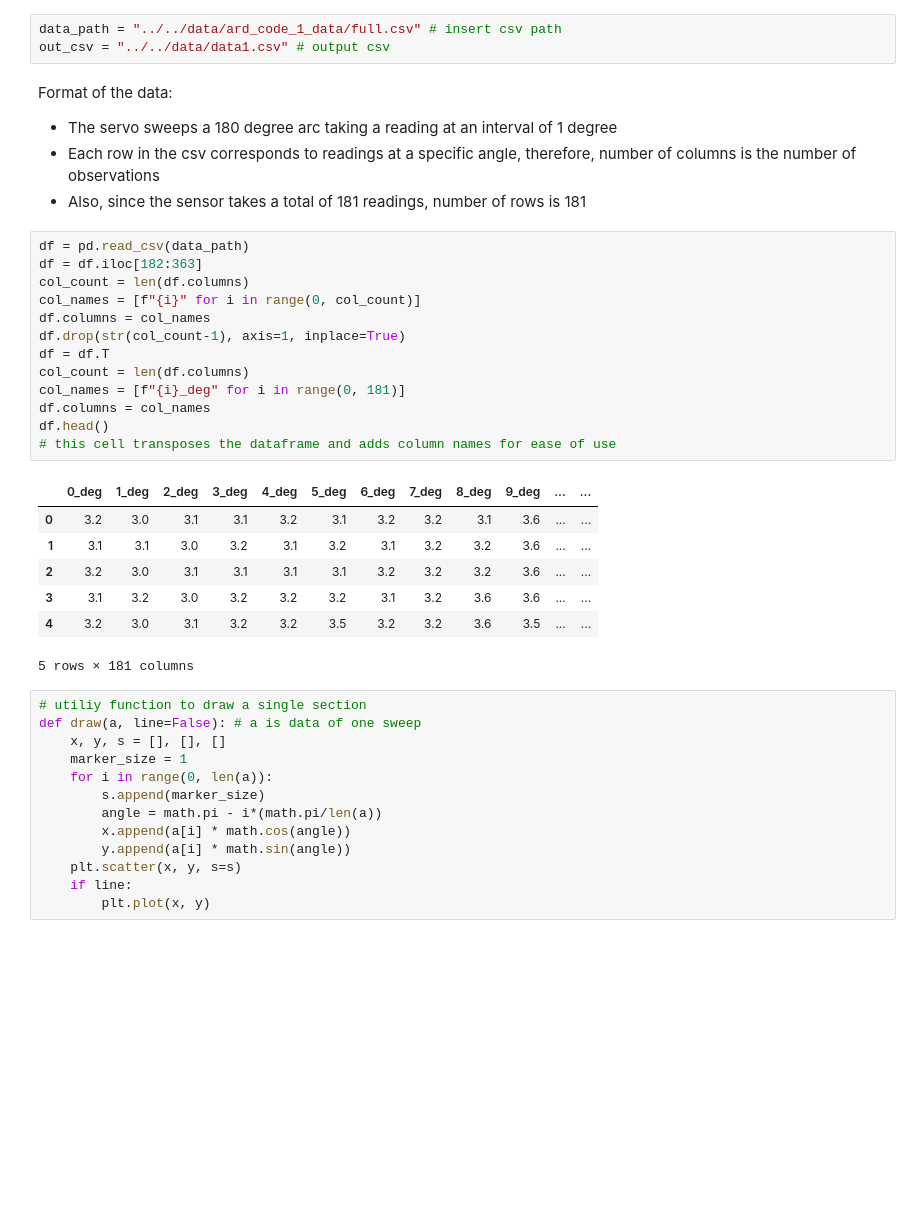
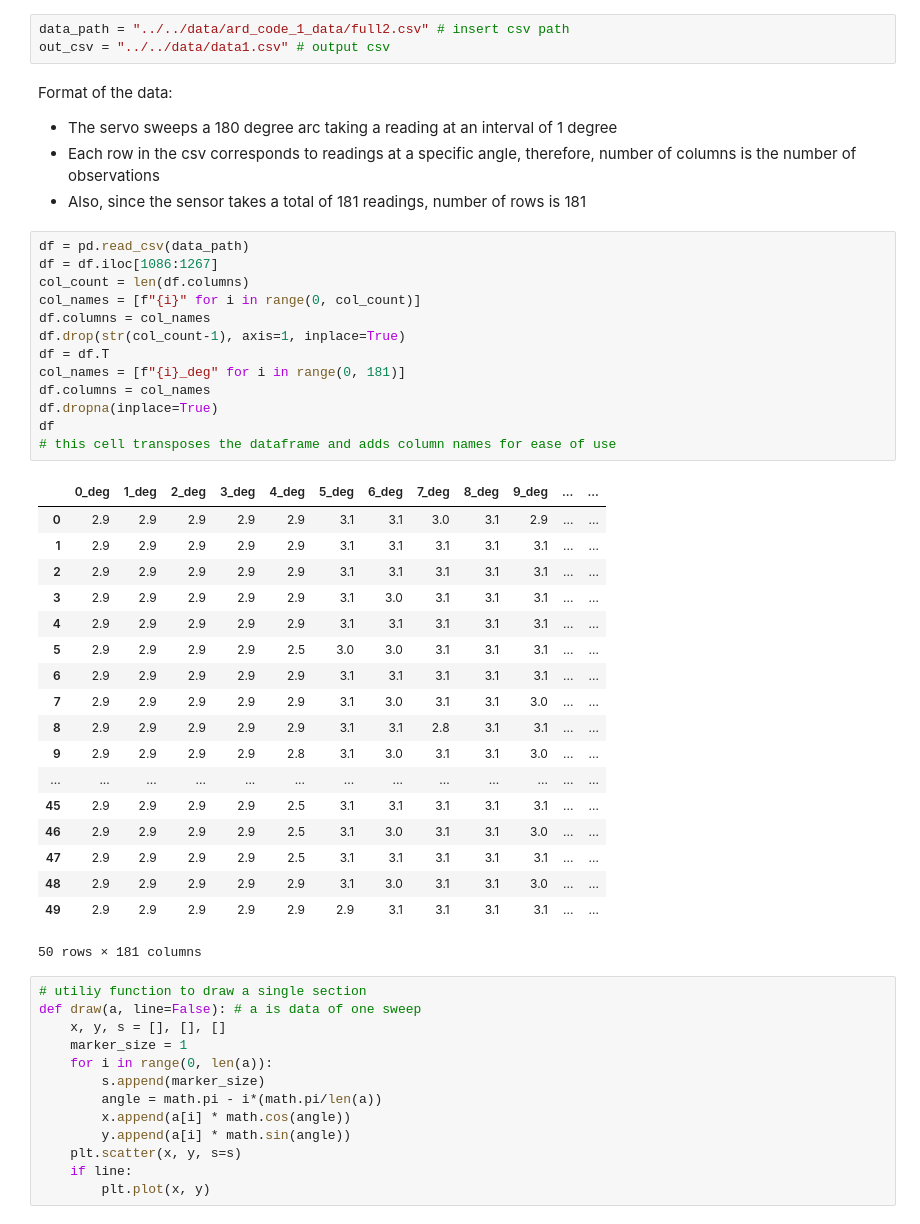
Before and after one commit to Ra20r/Project-Hollowgraph, a Jupyter notebook: src/data_proc/data_processing_1.ipynb, the cells around one changed output. Saved outputs shown, nothing was run; the diff lists cells and outputs as text; blank space fills up the shorter version.

```diff
--- a/src/data_proc/data_processing_1.ipynb
+++ b/src/data_proc/data_processing_1.ipynb
@@ -13,7 +13,7 @@ plt.style.use('dark_background')
 # %% [markdown]
 This notebook is meant to be used on data collected using ard_code_1
 # %%
-data_path = "../../data/ard_code_1_data/full.csv" # insert csv path
+data_path = "../../data/ard_code_1_data/full2.csv" # insert csv path
 out_csv = "../../data/data1.csv" # output csv
 # %% [markdown]
 Format of the data:
@@ -22,25 +22,36 @@ Format of the data:
 * Also, since the sensor takes a total of 181 readings, number of rows is 181
 # %%
 df = pd.read_csv(data_path)
-df = df.iloc[182:363]
+df = df.iloc[1086:1267]
 col_count = len(df.columns)
 col_names = [f"{i}" for i in range(0, col_count)]
 df.columns = col_names
 df.drop(str(col_count-1), axis=1, inplace=True)
 df = df.T
-col_count = len(df.columns)
 col_names = [f"{i}_deg" for i in range(0, 181)]
 df.columns = col_names
-df.head()
+df.dropna(inplace=True)
+df
 # this cell transposes the dataframe and adds column names for ease of use
 # %% [output]
 |  | 0_deg | 1_deg | 2_deg | 3_deg | 4_deg | 5_deg | 6_deg | 7_deg | 8_deg | 9_deg | ... | ... |
-| 0 | 3.2 | 3.0 | 3.1 | 3.1 | 3.2 | 3.1 | 3.2 | 3.2 | 3.1 | 3.6 | ... | ... |
-| 1 | 3.1 | 3.1 | 3.0 | 3.2 | 3.1 | 3.2 | 3.1 | 3.2 | 3.2 | 3.6 | ... | ... |
-| 2 | 3.2 | 3.0 | 3.1 | 3.1 | 3.1 | 3.1 | 3.2 | 3.2 | 3.2 | 3.6 | ... | ... |
-| 3 | 3.1 | 3.2 | 3.0 | 3.2 | 3.2 | 3.2 | 3.1 | 3.2 | 3.6 | 3.6 | ... | ... |
-| 4 | 3.2 | 3.0 | 3.1 | 3.2 | 3.2 | 3.5 | 3.2 | 3.2 | 3.6 | 3.5 | ... | ... |
+| 0 | 2.9 | 2.9 | 2.9 | 2.9 | 2.9 | 3.1 | 3.1 | 3.0 | 3.1 | 2.9 | ... | ... |
+| 1 | 2.9 | 2.9 | 2.9 | 2.9 | 2.9 | 3.1 | 3.1 | 3.1 | 3.1 | 3.1 | ... | ... |
+| 2 | 2.9 | 2.9 | 2.9 | 2.9 | 2.9 | 3.1 | 3.1 | 3.1 | 3.1 | 3.1 | ... | ... |
+| 3 | 2.9 | 2.9 | 2.9 | 2.9 | 2.9 | 3.1 | 3.0 | 3.1 | 3.1 | 3.1 | ... | ... |
+| 4 | 2.9 | 2.9 | 2.9 | 2.9 | 2.9 | 3.1 | 3.1 | 3.1 | 3.1 | 3.1 | ... | ... |
+| 5 | 2.9 | 2.9 | 2.9 | 2.9 | 2.5 | 3.0 | 3.0 | 3.1 | 3.1 | 3.1 | ... | ... |
+| 6 | 2.9 | 2.9 | 2.9 | 2.9 | 2.9 | 3.1 | 3.1 | 3.1 | 3.1 | 3.1 | ... | ... |
+| 7 | 2.9 | 2.9 | 2.9 | 2.9 | 2.9 | 3.1 | 3.0 | 3.1 | 3.1 | 3.0 | ... | ... |
+| 8 | 2.9 | 2.9 | 2.9 | 2.9 | 2.9 | 3.1 | 3.1 | 2.8 | 3.1 | 3.1 | ... | ... |
+| 9 | 2.9 | 2.9 | 2.9 | 2.9 | 2.8 | 3.1 | 3.0 | 3.1 | 3.1 | 3.0 | ... | ... |
+| ... | ... | ... | ... | ... | ... | ... | ... | ... | ... | ... | ... | ... |
+| 45 | 2.9 | 2.9 | 2.9 | 2.9 | 2.5 | 3.1 | 3.1 | 3.1 | 3.1 | 3.1 | ... | ... |
+| 46 | 2.9 | 2.9 | 2.9 | 2.9 | 2.5 | 3.1 | 3.0 | 3.1 | 3.1 | 3.0 | ... | ... |
+| 47 | 2.9 | 2.9 | 2.9 | 2.9 | 2.5 | 3.1 | 3.1 | 3.1 | 3.1 | 3.1 | ... | ... |
+| 48 | 2.9 | 2.9 | 2.9 | 2.9 | 2.9 | 3.1 | 3.0 | 3.1 | 3.1 | 3.0 | ... | ... |
+| 49 | 2.9 | 2.9 | 2.9 | 2.9 | 2.9 | 2.9 | 3.1 | 3.1 | 3.1 | 3.1 | ... | ... |
-5 rows × 181 columns
+50 rows × 181 columns
 # %%
 # utiliy function to draw a single section
 def draw(a, line=False): # a is data of one sweep
```
Also changed, not shown: parts of 7 cells of this notebook, 7 other files.
